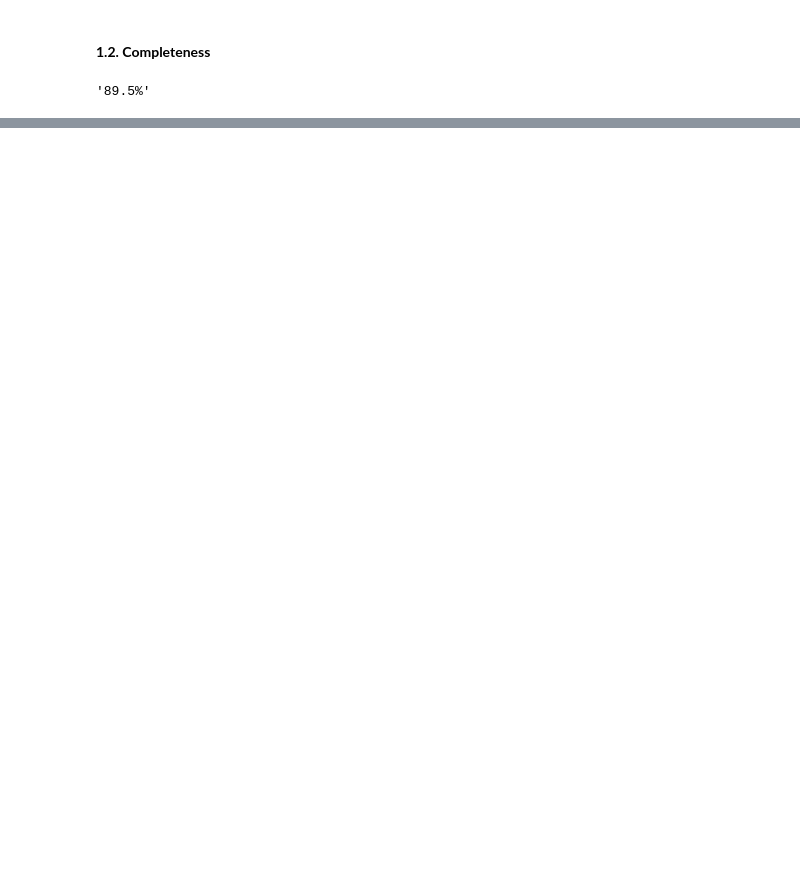
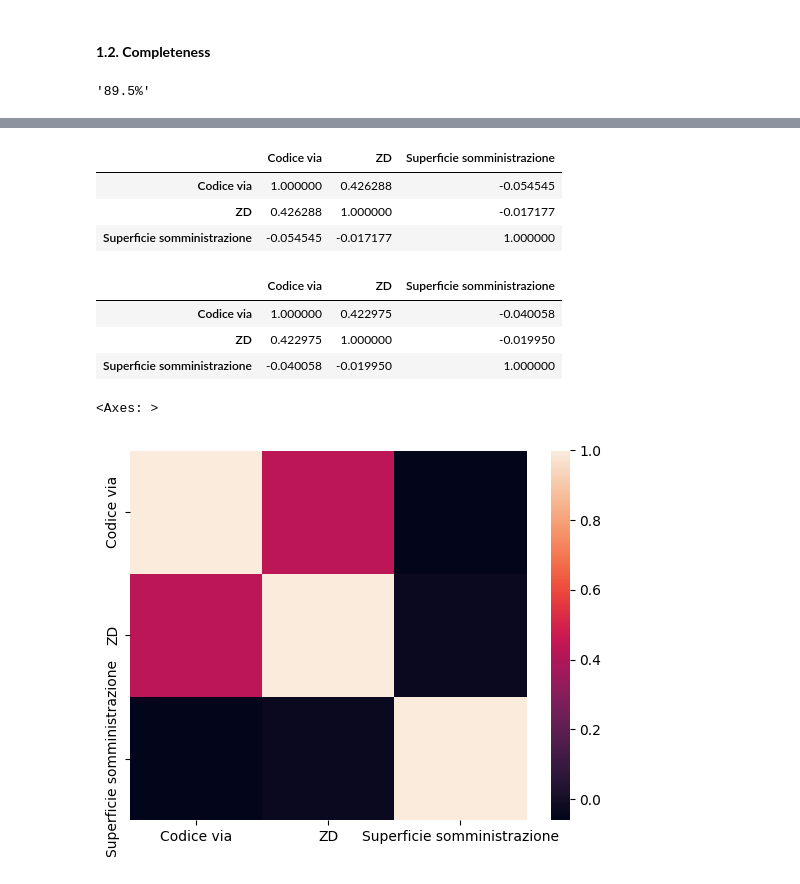
Before and after one commit to gabrielepedesini/project-data-information-quality, a Jupyter notebook: project.ipynb, the cells around one changed output, grey strips where cells are left out. Cells and saved outputs as stored; diff of their text form; code cells hidden in the pictures; blank space fills up the shorter version.

```diff
--- a/project.ipynb
+++ b/project.ipynb
@@ -181,0 +309,25 @@ COMPLETENESS
+# %%
+# correlation evaluation between numeric columns using pearson correlation coefficient
+DATASET.select_dtypes(['int64', 'float64']).corr(method='pearson')
+# %% [output]
+|  | Codice via | ZD | Superficie somministrazione |
+| Codice via | 1.000000 | 0.426288 | -0.054545 |
+| ZD | 0.426288 | 1.000000 | -0.017177 |
+| Superficie somministrazione | -0.054545 | -0.017177 | 1.000000 |
+# %%
+# correlation evaluation between numeric columns using kendall correlation coefficient
+DATASET.select_dtypes(['int64', 'float64']).corr(method='kendall')
+# %% [output]
+|  | Codice via | ZD | Superficie somministrazione |
+| Codice via | 1.000000 | 0.422975 | -0.040058 |
+| ZD | 0.422975 | 1.000000 | -0.019950 |
+| Superficie somministrazione | -0.040058 | -0.019950 | 1.000000 |
+# %%
+# correlation evaluation between numeric columns using spearman correlation coefficient
+corr = DATASET.select_dtypes(['int64', 'float64']).corr(method='spearman')
+# %%
+# correlation evaluation through heatmap
+sns.heatmap(corr)
+# %% [output]
+<Axes: >
+[figure, added]
```
Also changed, not shown: parts of 22 cells of this notebook, 2 other files.
